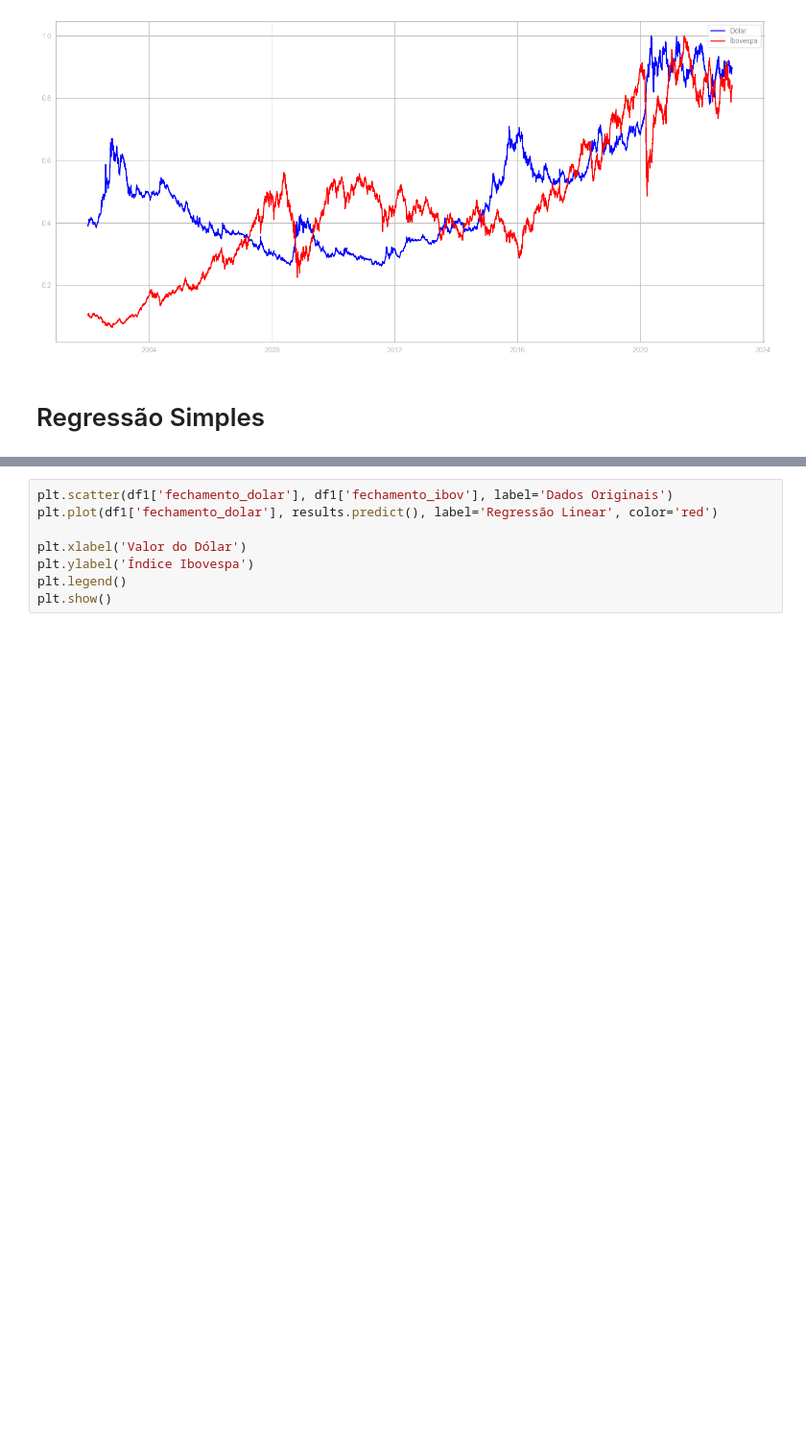
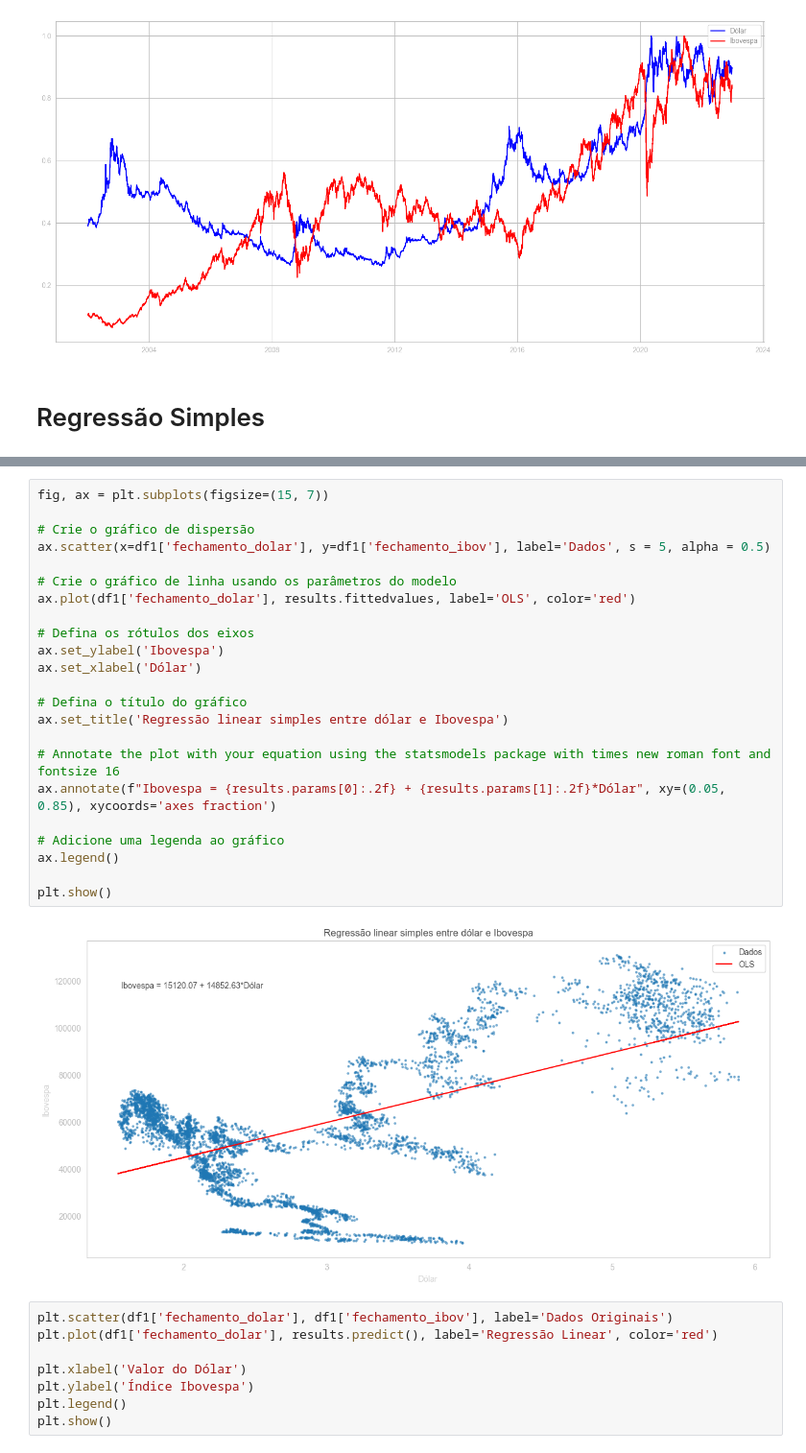
Before and after one commit to naruhikohama/tcc-adados, a Jupyter notebook: notebook.ipynb, the cells around one changed output, grey strips where cells are left out. Shown at 96% size. Drawn from its saved outputs; the diff is of its cells as text; blank space fills up the shorter version.

```diff
--- a/notebook.ipynb
+++ b/notebook.ipynb
@@ -453,6 +456,31 @@ Covariance Type:            nonrobust
 
 Notes:
 [1] Standard Errors assume that the covariance matrix of the errors is correctly specified.
+# %%
+fig, ax = plt.subplots(figsize=(15, 7))
+
+# Crie o gráfico de dispersão
+ax.scatter(x=df1['fechamento_dolar'], y=df1['fechamento_ibov'], label='Dados', s = 5, alpha = 0.5)
+
+# Crie o gráfico de linha usando os parâmetros do modelo
+ax.plot(df1['fechamento_dolar'], results.fittedvalues, label='OLS', color='red')
+
+# Defina os rótulos dos eixos
+ax.set_ylabel('Ibovespa')
+ax.set_xlabel('Dólar')
+
+# Defina o título do gráfico
+ax.set_title('Regressão linear simples entre dólar e Ibovespa')
+
+# Annotate the plot with your equation using the statsmodels package with times new roman font and fontsize 16
+ax.annotate(f"Ibovespa = {results.params[0]:.2f} + {results.params[1]:.2f}*Dólar", xy=(0.05, 0.85), xycoords='axes fraction')
+
+# Adicione uma legenda ao gráfico
+ax.legend()
+
+plt.show()
+# %% [output]
+[figure, added]
 # %%
 plt.scatter(df1['fechamento_dolar'], df1['fechamento_ibov'], label='Dados Originais')
 plt.plot(df1['fechamento_dolar'], results.predict(), label='Regressão Linear', color='red')
```
Also changed, not shown: parts of 11 cells of this notebook.
